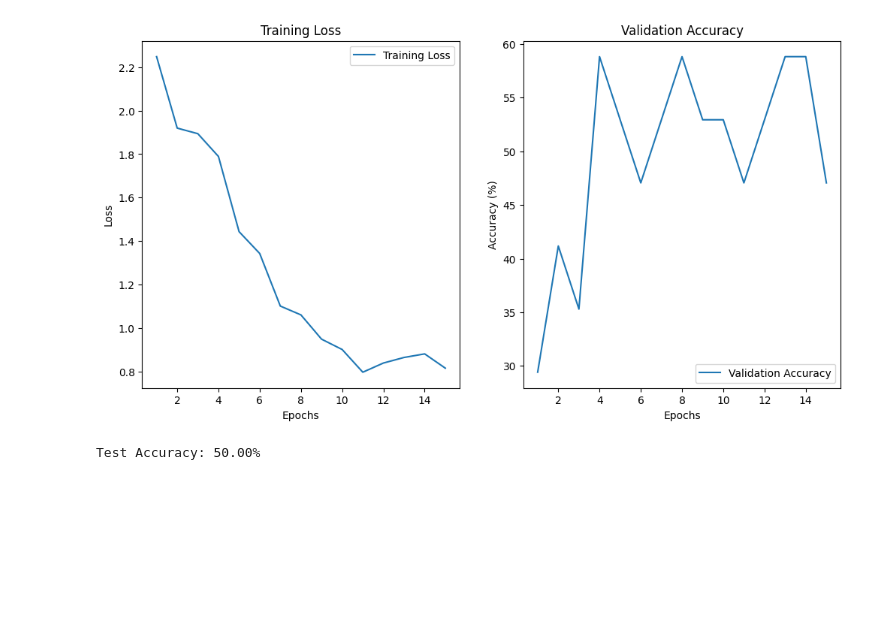
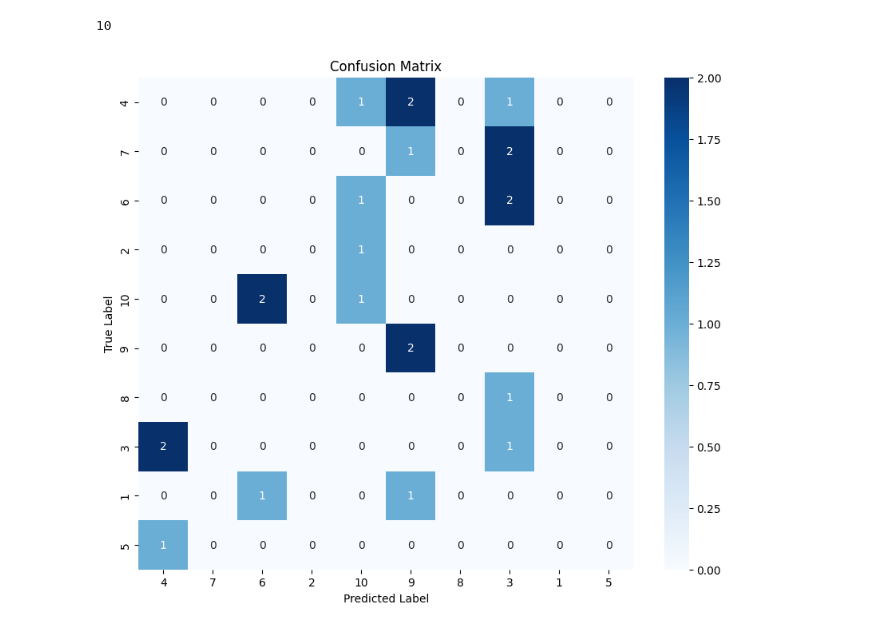
Before and after one commit to aletrailo/ml_matf, a Jupyter notebook: Sara.ipynb, the cells around one changed output. Drawn from its saved outputs; the diff is of its cells as text; code cells hidden in the pictures; blank space fills up the shorter version.

```diff
--- a/Sara.ipynb
+++ b/Sara.ipynb
@@ -151,6 +162,9 @@ transform = transforms.Compose([
 classes = y_train.unique()
 num_classes = len(classes)
 class_to_idx = {cls: idx for idx, cls in enumerate(classes)}
+num_classes
+# %% [output]
+10
 # %%
 train_dataset = WikiArtDataset(X_train, y_train, transform=transform, class_to_idx=class_to_idx)
 valid_dataset = WikiArtDataset(X_valid, y_valid, transform=transform, class_to_idx=class_to_idx)
@@ -290,13 +304,6 @@ def plot_results(train_losses, valid_accuracies):
 
     plt.show()
 # %%
-#train_losses, valid_accuracies = train_model(vgg16_model, train_loader, valid_loader, num_epochs=15)
+train_losses, valid_accuracies = train_model(vgg16_model, train_loader, valid_loader, num_epochs=15)
 plot_results(train_losses, valid_accuracies)
 evaluate_model(vgg16_model, test_loader)
-# %% [output]
-[figure, removed]
-Test Accuracy: 50.00%
-# %%
-print("Training VGGNet...")
-vgg16_model = create_vgg16_model(num_classes)
-print("Model created successfully.")
@@ -326,29 +310,44 @@ plt.show()
 # %%
 from sklearn.metrics import confusion_matrix
 import seaborn as sns
+import matplotlib.pyplot as plt
 
-def plot_confusion_matrix(model, test_loader):
-    device = torch.device('cuda' if torch.cuda.is_available() else 'cpu')
-    model = model.to(device)
+def plot_confusion_matrix(model, dataloader, class_names):
+    """
+    Plot confusion matrix for a given model and dataloader.
 
-    model.eval()
-    test_labels = []
-    test_preds = []
+    Parameters:
+    - model: Trained PyTorch model
+    - dataloader: DataLoader object for the dataset you want to evaluate
+    - class_names: List of class names corresponding to the labels
+    """
+    model.eval()  # Stavite model u eval mod
+    all_preds = []
+    all_labels = []
+
     with torch.no_grad():
-        for images, labels in test_loader:
-            images, labels = images.to(device), labels.to(device)
+        for images, labels in dataloader:
+            images = images.to(device)
+            labels = labels.to(device)
             outputs = model(images)
             _, preds = torch.max(outputs, 1)
-            test_labels.extend(labels.cpu().numpy())
-            test_preds.extend(preds.cpu().numpy())
+            all_preds.extend(preds.cpu().numpy())
+            all_labels.extend(labels.cpu().numpy())
 
-    cm = confusion_matrix(test_labels, test_preds)
+    # Kreiranje matrice konfuzije
+    cm = confusion_matrix(all_labels, all_preds)
+
+    # Plotovanje matrice konfuzije
     plt.figure(figsize=(10, 8))
-    sns.heatmap(cm, annot=True, fmt='d', cmap='Blues', xticklabels=class_to_idx.keys(), yticklabels=class_to_idx.keys())
+    sns.heatmap(cm, annot=True, fmt='d', cmap='Blues', xticklabels=class_names, yticklabels=class_names)
     plt.xlabel('Predicted Label')
     plt.ylabel('True Label')
     plt.title('Confusion Matrix')
     plt.show()
 
-# Plot confusion matrix after testing
-plot_confusion_matrix(vgg16_model, test_loader)
+# Primer korišćenja:
+# Pretpostavljamo da ste već trenirali model, i da imate DataLoader za test skup
+class_names = train_subset_df['genre'].unique().tolist()  # Pretpostavljamo da 'genre' sadrži imena klasa
+plot_confusion_matrix(vgg16_model, test_loader, class_names)
+# %% [output]
+[figure, added]
```
Also changed, not shown: parts of 19 cells of this notebook.
